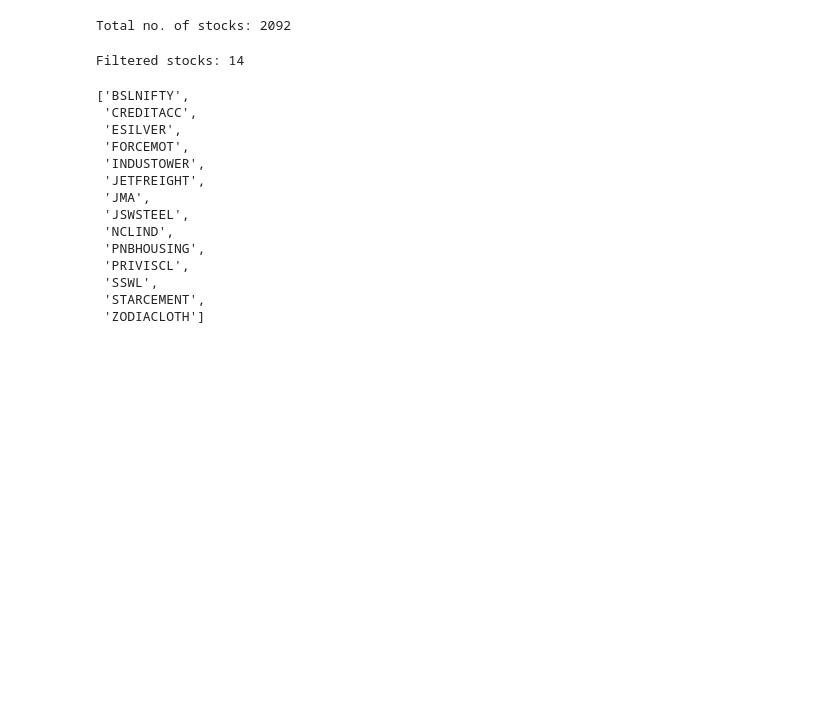
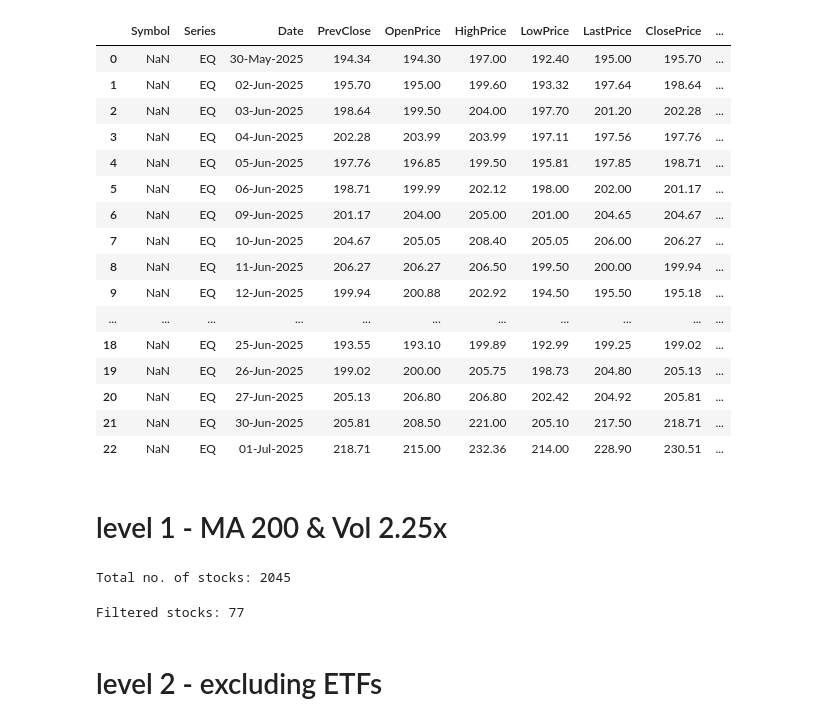
Before and after one commit to lokeshkbathina/Python-Scripts, a Jupyter notebook: swing_trading/filtering.ipynb, the cells around one changed output. Drawn from its saved outputs; the diff is of its cells as text; code cells hidden in the pictures; blank space fills up the shorter version.

```diff
--- a/swing_trading/filtering.ipynb
+++ b/swing_trading/filtering.ipynb
@@ -8,0 +3,11 @@ stocks = all_listed_stocks[all_listed_stocks['SERIES'] == 'EQ']['SYMBOL'].tolist
+# %%
+from nselib import capital_market
+import concurrent.futures
+from tqdm import tqdm
+import warnings
+import numpy as np
+import pandas as pd
+from datetime import datetime
+from swing_trading.nse import nse_self
+nse = nse_self()
+warnings.filterwarnings("ignore")
@@ -22,22 +32,40 @@ all_listed_stocks.loc[
+# %%
+nse.get_nse_stock_by_duration('CUB', '1M')
+# %% [output]
+|  | Symbol | Series | Date | PrevClose | OpenPrice | HighPrice | LowPrice | LastPrice | ClosePrice | ... |
+| 0 | NaN | EQ | 30-May-2025 | 194.34 | 194.30 | 197.00 | 192.40 | 195.00 | 195.70 | ... |
+| 1 | NaN | EQ | 02-Jun-2025 | 195.70 | 195.00 | 199.60 | 193.32 | 197.64 | 198.64 | ... |
+| 2 | NaN | EQ | 03-Jun-2025 | 198.64 | 199.50 | 204.00 | 197.70 | 201.20 | 202.28 | ... |
+| 3 | NaN | EQ | 04-Jun-2025 | 202.28 | 203.99 | 203.99 | 197.11 | 197.56 | 197.76 | ... |
+| 4 | NaN | EQ | 05-Jun-2025 | 197.76 | 196.85 | 199.50 | 195.81 | 197.85 | 198.71 | ... |
+| 5 | NaN | EQ | 06-Jun-2025 | 198.71 | 199.99 | 202.12 | 198.00 | 202.00 | 201.17 | ... |
+| 6 | NaN | EQ | 09-Jun-2025 | 201.17 | 204.00 | 205.00 | 201.00 | 204.65 | 204.67 | ... |
+| 7 | NaN | EQ | 10-Jun-2025 | 204.67 | 205.05 | 208.40 | 205.05 | 206.00 | 206.27 | ... |
+| 8 | NaN | EQ | 11-Jun-2025 | 206.27 | 206.27 | 206.50 | 199.50 | 200.00 | 199.94 | ... |
+| 9 | NaN | EQ | 12-Jun-2025 | 199.94 | 200.88 | 202.92 | 194.50 | 195.50 | 195.18 | ... |
+| ... | ... | ... | ... | ... | ... | ... | ... | ... | ... | ... |
+| 18 | NaN | EQ | 25-Jun-2025 | 193.55 | 193.10 | 199.89 | 192.99 | 199.25 | 199.02 | ... |
+| 19 | NaN | EQ | 26-Jun-2025 | 199.02 | 200.00 | 205.75 | 198.73 | 204.80 | 205.13 | ... |
+| 20 | NaN | EQ | 27-Jun-2025 | 205.13 | 206.80 | 206.80 | 202.42 | 204.92 | 205.81 | ... |
+| 21 | NaN | EQ | 30-Jun-2025 | 205.81 | 208.50 | 221.00 | 205.10 | 217.50 | 218.71 | ... |
+| 22 | NaN | EQ | 01-Jul-2025 | 218.71 | 215.00 | 232.36 | 214.00 | 228.90 | 230.51 | ... |
+# %% [markdown]
+# level 1 - MA 200 & Vol 2.25x
 # %%
-import concurrent.futures
-from tqdm import tqdm
-import warnings
-warnings.filterwarnings("ignore")
-
-filtered_stocks = []
+filtered_stocks_1 = []
 
 def process_stock(stock):
     try:
-        data = capital_market.price_volume_and_deliverable_position_data(symbol=stock, period='1Y')
+        data = nse.get_nse_stock_by_duration(symbol=stock, period='1Y')
     except:
-        # skipping; stock with trades less than 1000
+        # skipping; stock with trades less than 1000 TDs
         return None
+
 
     # -- MA 200 --
     MA = 200
     close_series = data[::-1]['ClosePrice'][:MA]
-    if close_series.empty:
+    if close_series.empty or len(close_series.dropna()) == 0:
         return None
 
     close = close_series.replace({',': ''}, regex=True).astype(float)
@@ -52,7 +80,8 @@ def process_stock(stock):
         # NOTE: skipping; stock has been listed for less than 200 days
         return None
 
-    # -- Volume > 2x 10D Avg --
+
+    # -- Volume > 2.25x 10D Avg --
     try:
         volume_data = capital_market.deliverable_position_data(stock, period='1M')['TradedQty']
         volume = volume_data[::-1].str.replace(',', '', regex=False).astype(int)
@@ -68,6 +97,7 @@ def process_stock(stock):
 
     return None
 
+
 print(f'Total no. of stocks: {len(stocks)}')
 
 with concurrent.futures.ThreadPoolExecutor(max_workers=11) as executor:
@@ -75,24 +105,11 @@ with concurrent.futures.ThreadPoolExecutor(max_workers=11) as executor:
     for f in tqdm(concurrent.futures.as_completed(futures), total=len(futures), desc='Flitering'):
         result = f.result()
         if result:
-            filtered_stocks.append(result)
+            filtered_stocks_1.append(result)
 
-print(f'Filtered stocks: {len(filtered_stocks)}')
-filtered_stocks
+print(f'Filtered stocks: {len(filtered_stocks_1)}')
 # %% [output]
-Total no. of stocks: 2092
+Total no. of stocks: 2045
-Filtered stocks: 14
+Filtered stocks: 77
-['BSLNIFTY',
- 'CREDITACC',
- 'ESILVER',
- 'FORCEMOT',
- 'INDUSTOWER',
- 'JETFREIGHT',
- 'JMA',
- 'JSWSTEEL',
- 'NCLIND',
- 'PNBHOUSING',
- 'PRIVISCL',
- 'SSWL',
- 'STARCEMENT',
- 'ZODIACLOTH']
+# %% [markdown]
+# level 2 - excluding ETFs
```
Also changed, not shown: parts of 21 cells of this notebook.
